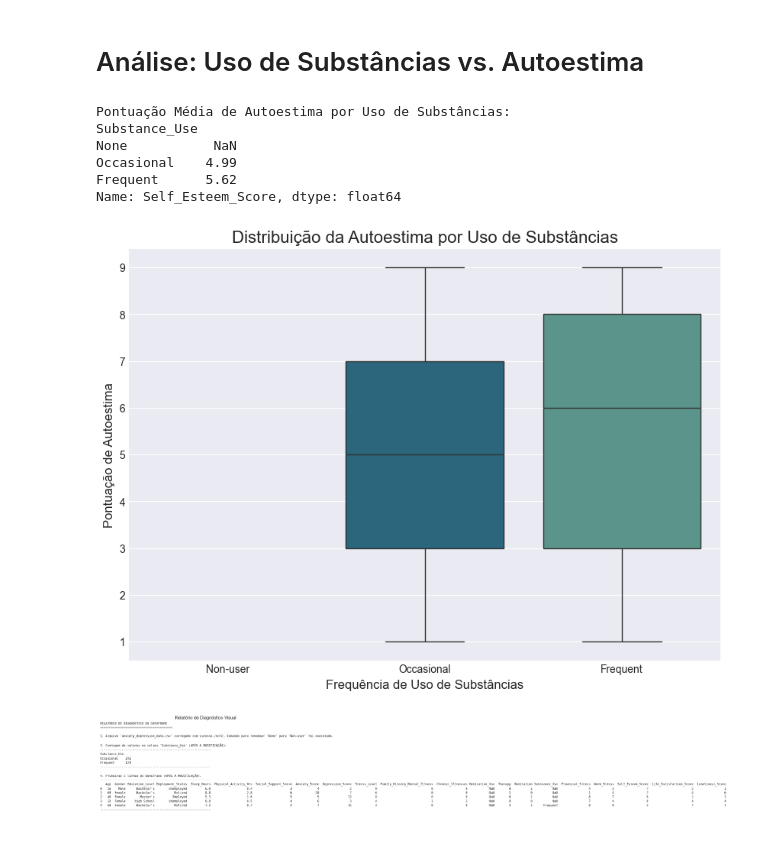
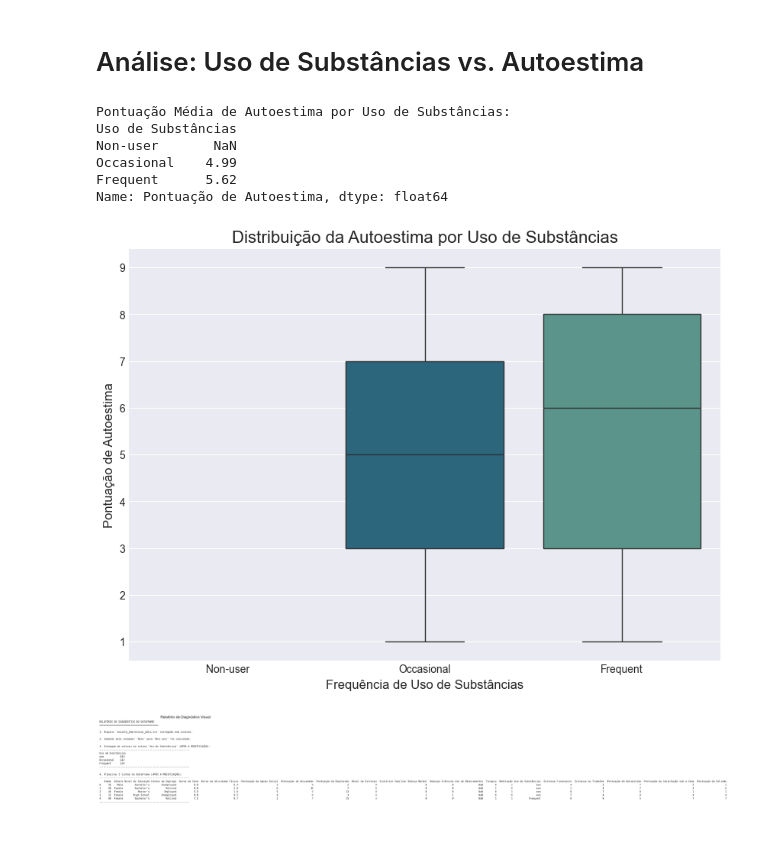
Before and after one commit to nise1301/projeto_saudemental, a Jupyter notebook: Projeto Saude Mental.ipynb, the cells around one changed output. Saved outputs shown, nothing was run; the diff lists cells and outputs as text; code cells hidden in the pictures.

```diff
--- a/Projeto Saude Mental.ipynb
+++ b/Projeto Saude Mental.ipynb
@@ -679,60 +787,85 @@ plt.show()
 # %% [markdown]
 # Análise: Uso de Substâncias vs. Autoestima #
 # %%
-mean_selfesteem_substance = df.groupby('Substance_Use')['Self_Esteem_Score'].mean().round(2).reindex(category_order)
+mean_selfesteem_substance = df.groupby('Uso de Substâncias')['Pontuação de Autoestima'].mean().round(2).reindex(category_order_substance)
 print("Pontuação Média de Autoestima por Uso de Substâncias:")
 print(mean_selfesteem_substance)
 
 plt.figure(figsize=(10, 7))
-sns.boxplot(x='Substance_Use', y='Self_Esteem_Score', data=df, order=category_order_substance,
-            palette='crest', hue='Substance_Use', legend=False)
+sns.boxplot(x='Uso de Substâncias', y='Pontuação de Autoestima', data=df, order=category_order_substance,
+            palette='crest', hue='Uso de Substâncias', legend=False)
 plt.title('Distribuição da Autoestima por Uso de Substâncias', fontsize=16)
 plt.xlabel('Frequência de Uso de Substâncias', fontsize=12)
 plt.ylabel('Pontuação de Autoestima', fontsize=12)
 plt.show()
 # %% [output]
 Pontuação Média de Autoestima por Uso de Substâncias:
-Substance_Use
-None           NaN
+Uso de Substâncias
+Non-user       NaN
 Occasional    4.99
 Frequent      5.62
-Name: Self_Esteem_Score, dtype: float64
+Name: Pontuação de Autoestima, dtype: float64
 [figure]
 # %%
 fig, ax = plt.subplots(figsize=(14, 8))
 report_text = "RELATÓRIO DE DIAGNÓSTICO DO DATAFRAME\n"
 report_text += "="*40 + "\n\n"
 
 try:
     # Carregamos o DataFrame do zero
     df_diag = pd.read_csv('C:/Users/nise_/OneDrive/Documentos/Analise de Dados/saudemental/projeto_saudemental/projeto_saudemental/anxiety_depression_data.csv')
-    report_text += "1. Arquivo 'anxiety_depression_data.csv' carregado com sucesso./n/n"
+    report_text += "1. Arquivo 'anxiety_depression_data.csv' carregado com sucesso.\n\n"
+
+    # Renomeando as colunas para português do Brasil
+    df_diag.rename(columns={
+        'Age': 'Idade',
+        'Gender': 'Gênero',
+        'Education_Level': 'Nível de Educação',
+        'Employment_Status': 'Status de Emprego',
+        'Sleep_Hours': 'Horas de Sono',
+        'Physical_Activity_Hrs': 'Horas de Atividade Física',
+        'Social_Support_Score': 'Pontuação de Apoio Social',
+        'Anxiety_Score': 'Pontuação de Ansiedade',
+        'Depression_Score': 'Pontuação de Depressão',
+        'Stress_Level': 'Nível de Estresse',
+        'Family_History_Mental_Illness': 'Histórico Familiar Doença Mental',
+        'Chronic_Illnesses': 'Doenças Crônicas',
+        'Medication_Use': 'Uso de Medicamentos',
+        'Therapy': 'Terapia',
+        'Meditation': 'Meditação',
+        'Substance_Use': 'Uso de Substâncias',
+        'Financial_Stress': 'Estresse Financeiro',
+        'Work_Stress': 'Estresse no Trabalho',
+        'Self_Esteem_Score': 'Pontuação de Autoestima',
+        'Life_Satisfaction_Score': 'Pontuação de Satisfação com a Vida',
+        'Loneliness_Score': 'Pontuação de Solidão'
+    }, inplace=True)
 
     # limpeza e a substituição
-    df_diag['Substance_Use'] = df_diag['Substance_Use'].str.strip()
-    df_diag['Substance_Use'] = df_diag['Substance_Use'].replace({'None': 'Non-user'})
+    df_diag['Uso de Substâncias'] = df_diag['Uso de Substâncias'].astype(str).str.strip()
+    df_diag['Uso de Substâncias'] = df_diag['Uso de Substâncias'].replace({'None': 'Non-user'})
     report_text += "2. Comando para renomear 'None' para 'Non-user' foi executado.\n\n"
 
-    counts = df_diag['Substance_Use'].value_counts()
-    report_text += "3. Contagem de valores na coluna 'Substance_Use' (APÓS A MODIFICAÇÃO):\n"
+    counts = df_diag['Uso de Substâncias'].value_counts()
+    report_text += "3. Contagem de valores na coluna 'Uso de Substâncias' (APÓS A MODIFICAÇÃO):\n"
     report_text += "-------------------------------------------------------------\n"
     report_text += counts.to_string()
     report_text += "\n-------------------------------------------------------------\n\n"
 
     head_df = df_diag.head()
     report_text += "4. Primeiras 5 linhas do DataFrame (APÓS A MODIFICAÇÃO):\n"
     report_text += "-------------------------------------------------------------\n"
     report_text += head_df.to_string()
     report_text += "\n-------------------------------------------------------------\n"
 
 except Exception as e:
     report_text = f"Ocorreu um erro durante o diagnóstico: {str(e)}"
 
 ax.text(0.01, 0.99, report_text, transform=ax.transAxes, fontsize=11,
     verticalalignment='top', fontfamily='monospace', linespacing=1.5)
 
 ax.axis('off')
 plt.title("Relatório de Diagnóstico Visual", fontsize=16)
 plt.show()
 # %% [output]
-[figure, old version]
+[figure, new version]
```
Also changed, not shown: parts of 27 cells of this notebook, 1 other file.
